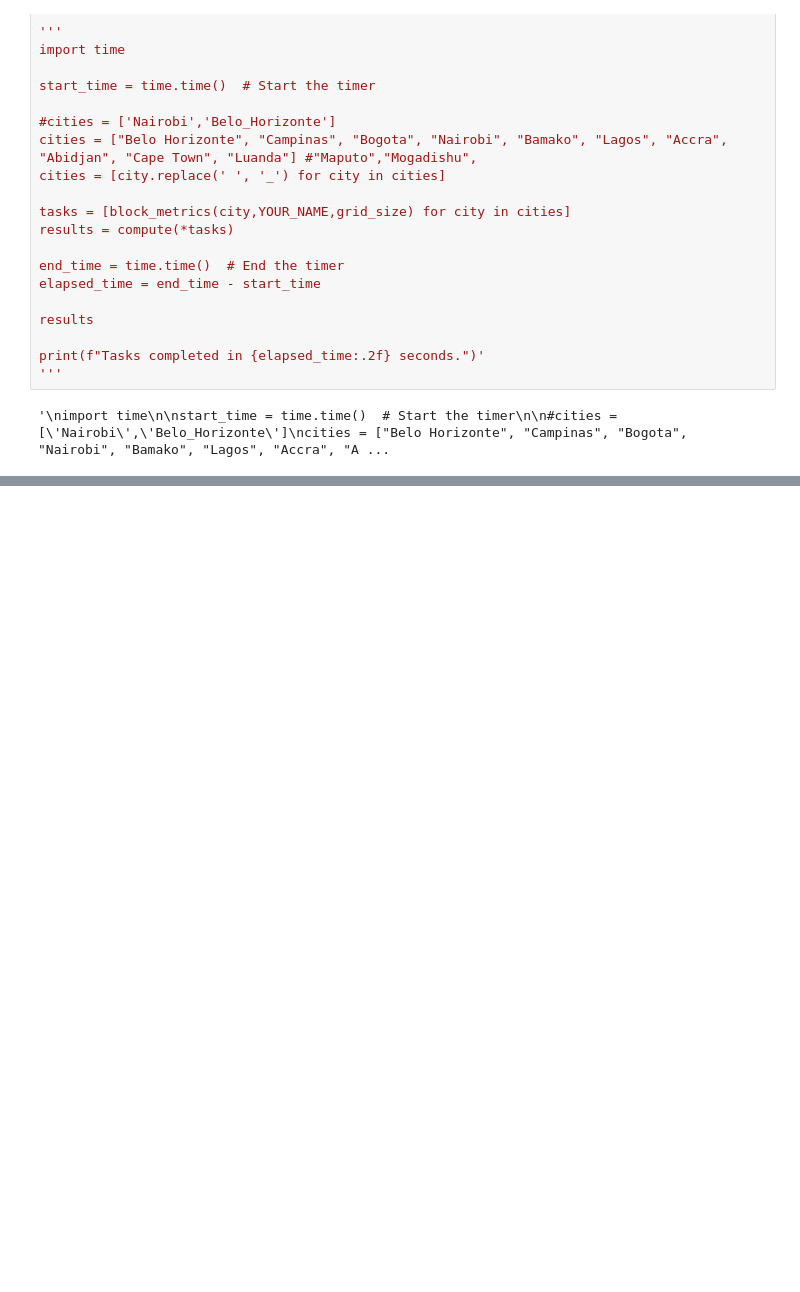
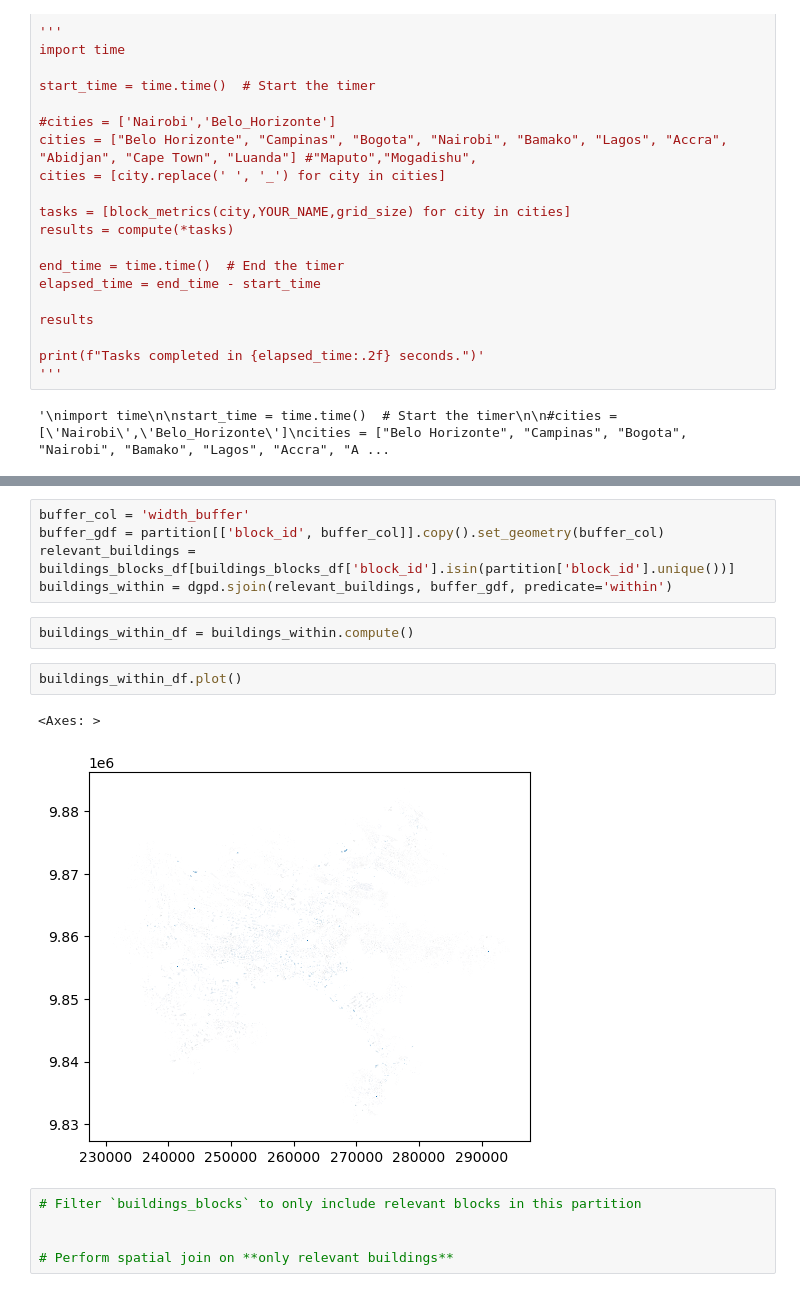
Before and after one commit to sarangof/identifyingLandSubdivisions, a Jupyter notebook: block_calculations_groupby.ipynb, the cells around one changed output, grey strips where cells are left out. Saved outputs shown, nothing was run; the diff lists cells and outputs as text; blank space fills up the shorter version.

```diff
--- a/block_calculations_groupby.ipynb
+++ b/block_calculations_groupby.ipynb
@@ -874,0 +901,17 @@ KeyError: "Column(s) ['weighted_m8'] do not exist"
+# %%
+buffer_col = 'width_buffer'
+buffer_gdf = partition[['block_id', buffer_col]].copy().set_geometry(buffer_col)
+relevant_buildings = buildings_blocks_df[buildings_blocks_df['block_id'].isin(partition['block_id'].unique())]
+buildings_within = dgpd.sjoin(relevant_buildings, buffer_gdf, predicate='within')
+# %%
+buildings_within_df = buildings_within.compute()
+# %%
+buildings_within_df.plot()
+# %% [output]
+<Axes: >
+[figure, added]
+# %%
+# Filter `buildings_blocks` to only include relevant blocks in this partition
+
+
+# Perform spatial join on **only relevant buildings**
```
Also changed, not shown: parts of 21 cells of this notebook.
